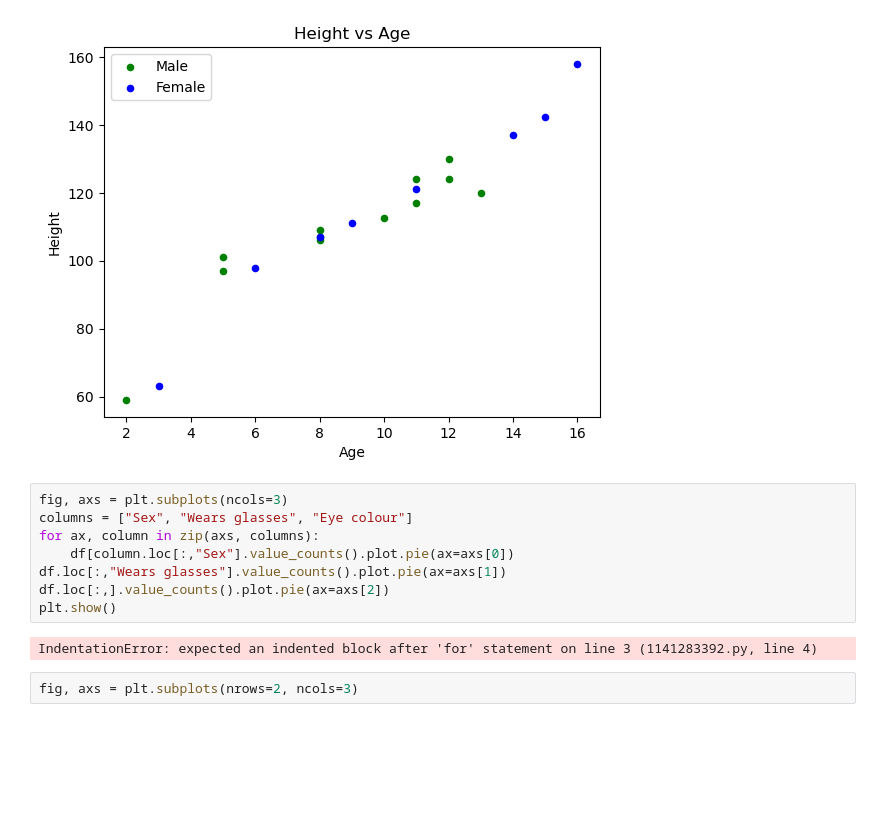
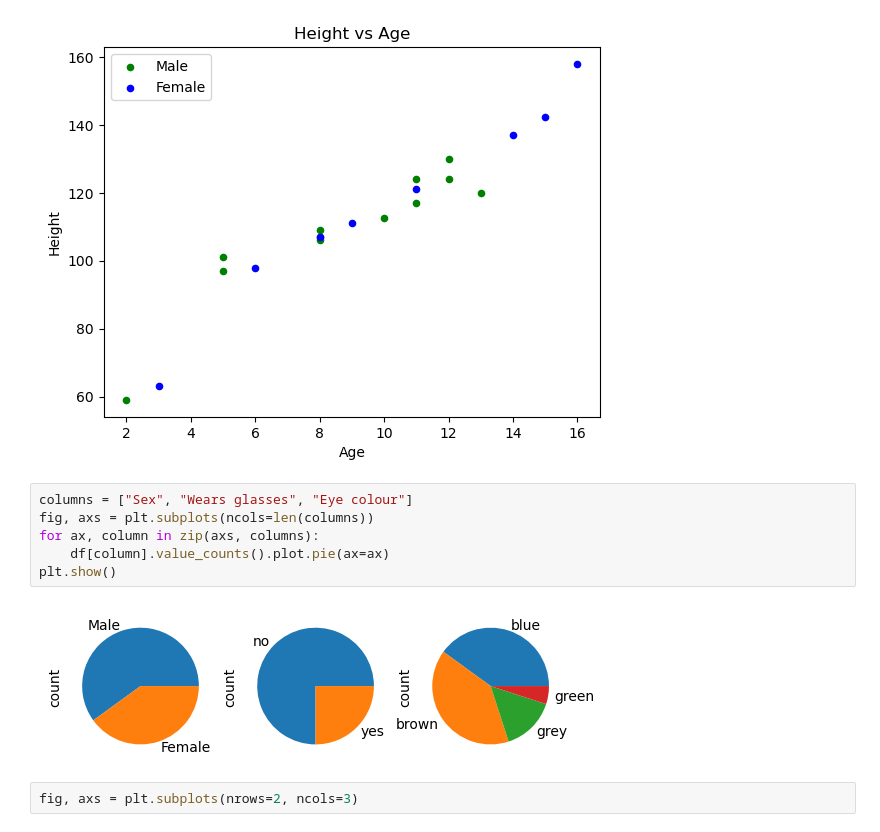
Before and after one commit to lkeegan/jupyter-data-exploration-live, a Jupyter notebook: part2.ipynb, the cells around one changed output. Drawn from its saved outputs; the diff is of its cells as text; blank space fills up the shorter version.

```diff
--- a/part2.ipynb
+++ b/part2.ipynb
@@ -334,15 +334,13 @@ plt.show()
 # %% [output]
 [figure]
 # %%
-fig, axs = plt.subplots(ncols=3)
 columns = ["Sex", "Wears glasses", "Eye colour"]
+fig, axs = plt.subplots(ncols=len(columns))
 for ax, column in zip(axs, columns):
-    df[column.loc[:,"Sex"].value_counts().plot.pie(ax=axs[0])
-df.loc[:,"Wears glasses"].value_counts().plot.pie(ax=axs[1])
-df.loc[:,].value_counts().plot.pie(ax=axs[2])
+    df[column].value_counts().plot.pie(ax=ax)
 plt.show()
 # %% [output]
-IndentationError: expected an indented block after 'for' statement on line 3 (1141283392.py, line 4)
+[figure, added]
 # %%
 fig, axs = plt.subplots(nrows=2, ncols=3)
 # %% [output]
```
